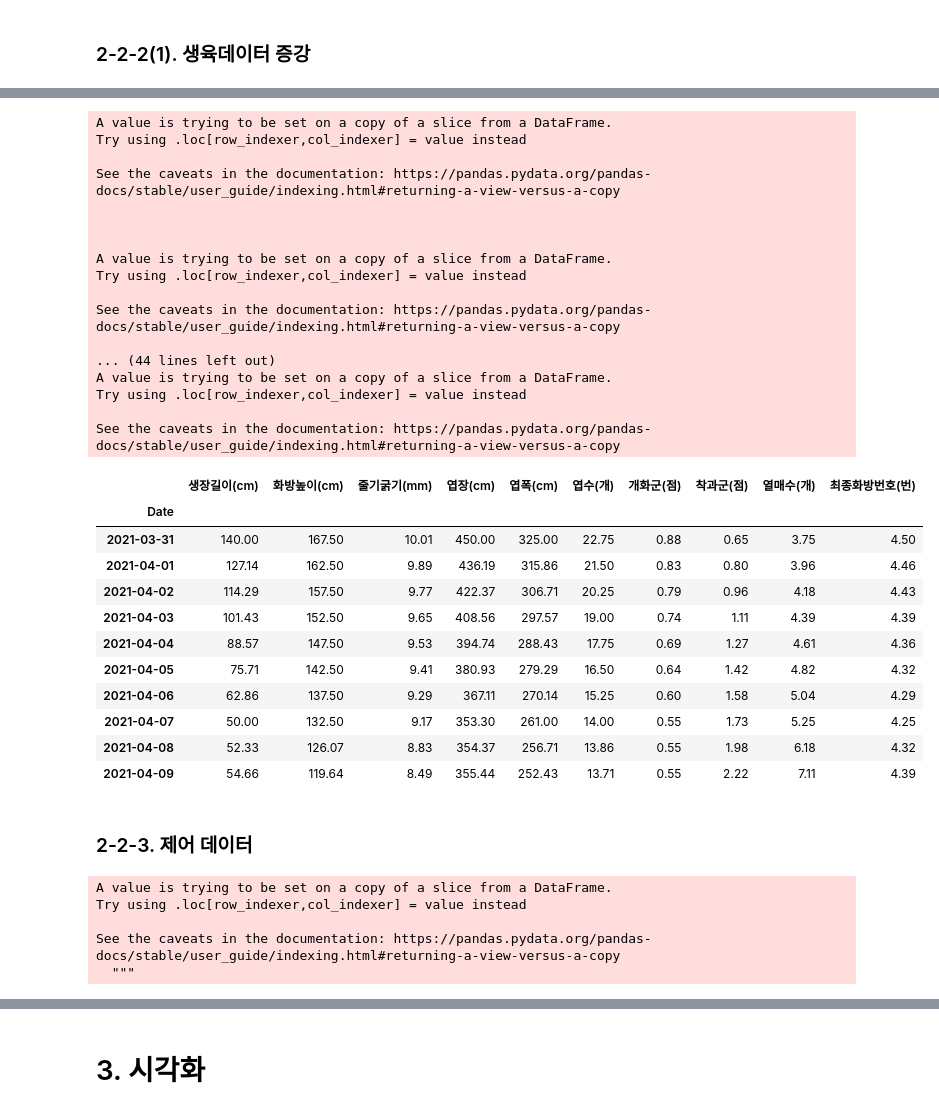
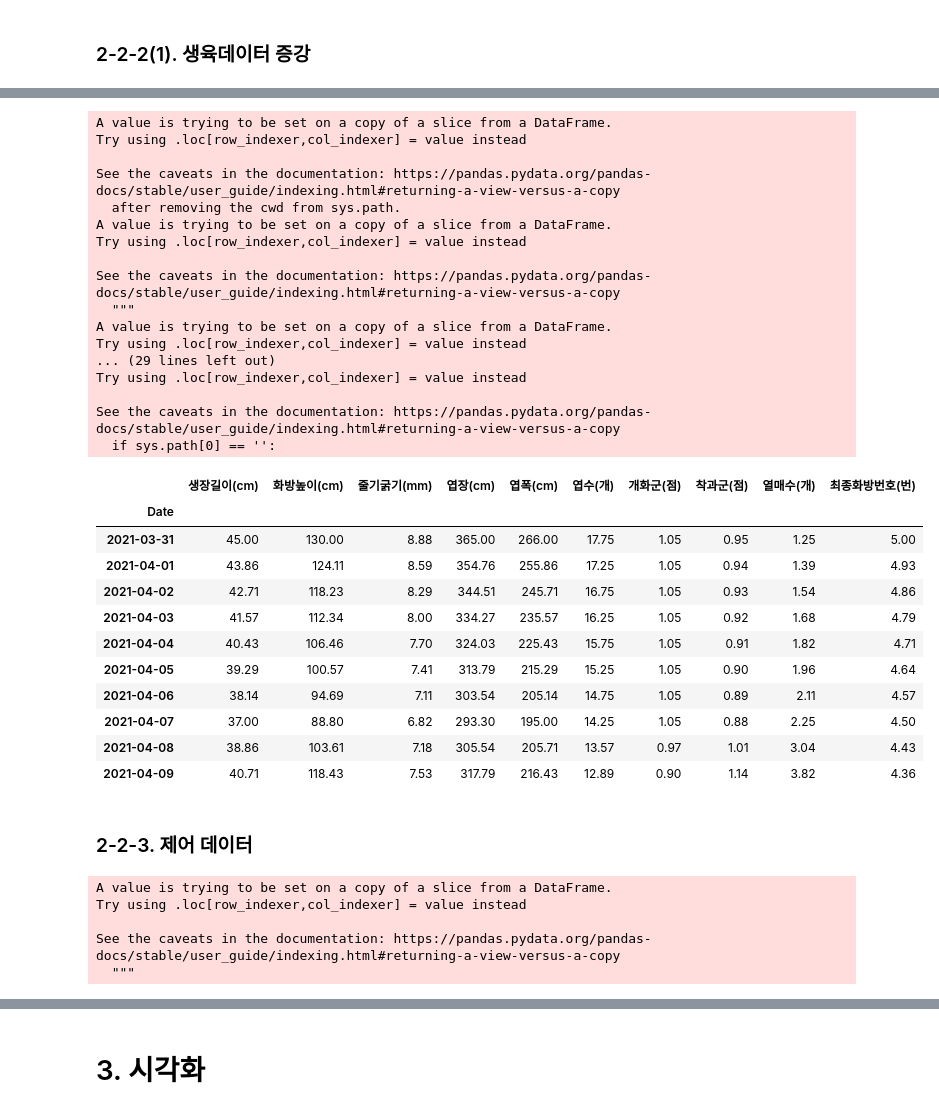
Before and after one commit to sexymonster/Projects, a Jupyter notebook: TeamProject/TomatoDataCustom1.ipynb, the cells around one changed output, grey strips where cells are left out. Saved outputs shown, nothing was run; the diff lists cells and outputs as text; code cells hidden in the pictures.

```diff
--- a/TeamProject/TomatoDataCustom1.ipynb
+++ b/TeamProject/TomatoDataCustom1.ipynb
@@ -42,7 +52,7 @@ Successfully installed htmlmin-0.1.12 imagehash-4.3.0 multimethod-1.8 pandas-pro
 # %% [markdown]
 ## 1-2. 데이터 로드
 # %%
-path = "/content/gdrive/MyDrive/tomatoA/"
+path = "/content/gdrive/MyDrive/tomato/"
 # %%
 file_list = os.listdir(path)
 print(file_list)
@@ -139,7 +149,7 @@ def adapt(df):
 
 def astype(df):
   # 수집일, 조사일의 데이터 형태를 datetime으로 변경하고, 인덱스로 설정
-  df['Date'] = pd.to_datetime(df.iloc[:,0])
+  df['Date'] = pd.to_datetime(df.iloc[:,0],  errors='coerce')
   df = df.set_index(keys="Date", drop = True)
   df = df.drop(df.columns[0], axis=1)
 
@@ -354,16 +400,16 @@ A value is trying to be set on a copy of a slice from a DataFrame.
 Try using .loc[row_indexer,col_indexer] = value instead
 
 See the caveats in the documentation: https://pandas.pydata.org/pandas-docs/stable/user_guide/indexing.html#returning-a-view-versus-a-copy
-
-
-
+  after removing the cwd from sys.path.
 A value is trying to be set on a copy of a slice from a DataFrame.
 Try using .loc[row_indexer,col_indexer] = value instead
 
 See the caveats in the documentation: https://pandas.pydata.org/pandas-docs/stable/user_guide/indexing.html#returning-a-view-versus-a-copy
-
-... (44 lines left out)
+  """
 A value is trying to be set on a copy of a slice from a DataFrame.
+Try using .loc[row_indexer,col_indexer] = value instead
+... (29 lines left out)
 Try using .loc[row_indexer,col_indexer] = value instead
 
 See the caveats in the documentation: https://pandas.pydata.org/pandas-docs/stable/user_guide/indexing.html#returning-a-view-versus-a-copy
+  if sys.path[0] == '':
@@ -423,31 +416,42 @@ See the caveats in the documentation: https://pandas.pydata.org/pandas-docs/stab
 # %%
-new_live1.iloc[70:80,:].round(2)
+new_live2.iloc[70:80,:].round(2)
 # %% [output]
 |  | 생장길이(cm) | 화방높이(cm) | 줄기굵기(mm) | 엽장(cm) | 엽폭(cm) | 엽수(개) | 개화군(점) | 착과군(점) | 열매수(개) | 최종화방번호(번) |
 | Date |  |  |  |  |  |  |  |  |  |  |
-| 2021-03-31 | 140.00 | 167.50 | 10.01 | 450.00 | 325.00 | 22.75 | 0.88 | 0.65 | 3.75 | 4.50 |
-| 2021-04-01 | 127.14 | 162.50 | 9.89 | 436.19 | 315.86 | 21.50 | 0.83 | 0.80 | 3.96 | 4.46 |
-| 2021-04-02 | 114.29 | 157.50 | 9.77 | 422.37 | 306.71 | 20.25 | 0.79 | 0.96 | 4.18 | 4.43 |
-| 2021-04-03 | 101.43 | 152.50 | 9.65 | 408.56 | 297.57 | 19.00 | 0.74 | 1.11 | 4.39 | 4.39 |
-| 2021-04-04 | 88.57 | 147.50 | 9.53 | 394.74 | 288.43 | 17.75 | 0.69 | 1.27 | 4.61 | 4.36 |
-| 2021-04-05 | 75.71 | 142.50 | 9.41 | 380.93 | 279.29 | 16.50 | 0.64 | 1.42 | 4.82 | 4.32 |
-| 2021-04-06 | 62.86 | 137.50 | 9.29 | 367.11 | 270.14 | 15.25 | 0.60 | 1.58 | 5.04 | 4.29 |
-| 2021-04-07 | 50.00 | 132.50 | 9.17 | 353.30 | 261.00 | 14.00 | 0.55 | 1.73 | 5.25 | 4.25 |
-| 2021-04-08 | 52.33 | 126.07 | 8.83 | 354.37 | 256.71 | 13.86 | 0.55 | 1.98 | 6.18 | 4.32 |
-| 2021-04-09 | 54.66 | 119.64 | 8.49 | 355.44 | 252.43 | 13.71 | 0.55 | 2.22 | 7.11 | 4.39 |
+| 2021-03-31 | 45.00 | 130.00 | 8.88 | 365.00 | 266.00 | 17.75 | 1.05 | 0.95 | 1.25 | 5.00 |
+| 2021-04-01 | 43.86 | 124.11 | 8.59 | 354.76 | 255.86 | 17.25 | 1.05 | 0.94 | 1.39 | 4.93 |
+| 2021-04-02 | 42.71 | 118.23 | 8.29 | 344.51 | 245.71 | 16.75 | 1.05 | 0.93 | 1.54 | 4.86 |
+| 2021-04-03 | 41.57 | 112.34 | 8.00 | 334.27 | 235.57 | 16.25 | 1.05 | 0.92 | 1.68 | 4.79 |
+| 2021-04-04 | 40.43 | 106.46 | 7.70 | 324.03 | 225.43 | 15.75 | 1.05 | 0.91 | 1.82 | 4.71 |
+| 2021-04-05 | 39.29 | 100.57 | 7.41 | 313.79 | 215.29 | 15.25 | 1.05 | 0.90 | 1.96 | 4.64 |
+| 2021-04-06 | 38.14 | 94.69 | 7.11 | 303.54 | 205.14 | 14.75 | 1.05 | 0.89 | 2.11 | 4.57 |
+| 2021-04-07 | 37.00 | 88.80 | 6.82 | 293.30 | 195.00 | 14.25 | 1.05 | 0.88 | 2.25 | 4.50 |
+| 2021-04-08 | 38.86 | 103.61 | 7.18 | 305.54 | 205.71 | 13.57 | 0.97 | 1.01 | 3.04 | 4.43 |
+| 2021-04-09 | 40.71 | 118.43 | 7.53 | 317.79 | 216.43 | 12.89 | 0.90 | 1.14 | 3.82 | 4.36 |
 # %% [markdown]
 ### 2-2-3. 제어 데이터
-# %%
-ctrl1 = changedata(ctrl1)
-ctrl2 = changedata(ctrl2)
-ctrl3 = changedata(ctrl3)
-ctrl4 = changedata(ctrl4)
-# %% [output]
-A value is trying to be set on a copy of a slice from a DataFrame.
-Try using .loc[row_indexer,col_indexer] = value instead
-
-See the caveats in the documentation: https://pandas.pydata.org/pandas-docs/stable/user_guide/indexing.html#returning-a-view-versus-a-copy
-  """
+# %%
+ctrl1 = changedata(ctrl1)
+ctrl2 = changedata(ctrl2)
+ctrl3 = changedata(ctrl3)
+ctrl4 = changedata(ctrl4)
+ctrl5 = changedata(ctrl5)
+ctrl6 = changedata(ctrl6)
+ctrl7 = changedata(ctrl7)
+ctrl8 = changedata(ctrl8)
+ctrl9 = changedata(ctrl9)
+ctrl10 = changedata(ctrl10)
+ctrl11 = changedata(ctrl11)
+ctrl12 = changedata(ctrl12)
+ctrl13 = changedata(ctrl13)
+ctrl14 = changedata(ctrl14)
+ctrl15 = changedata(ctrl15)
+# %% [output]
+A value is trying to be set on a copy of a slice from a DataFrame.
+Try using .loc[row_indexer,col_indexer] = value instead
+
+See the caveats in the documentation: https://pandas.pydata.org/pandas-docs/stable/user_guide/indexing.html#returning-a-view-versus-a-copy
+  """
 # %%
 ctrl2.info()
 # %% [output]
```
Also changed, not shown: parts of 52 cells of this notebook.
